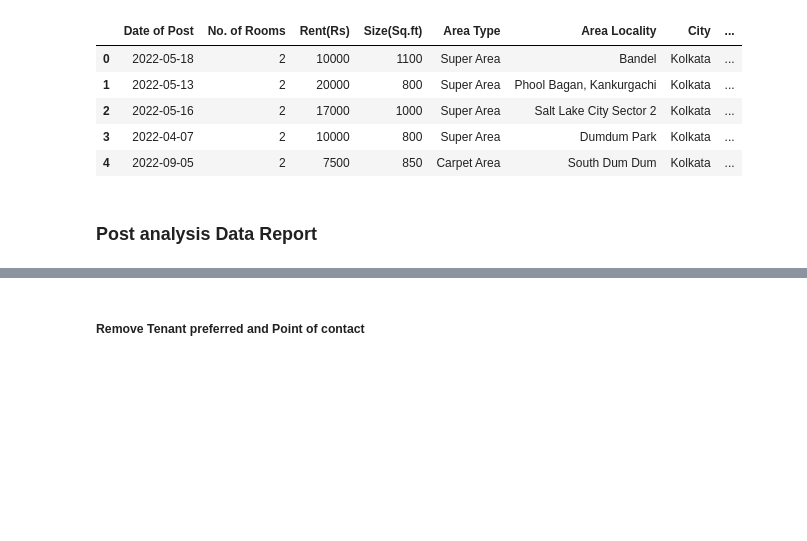
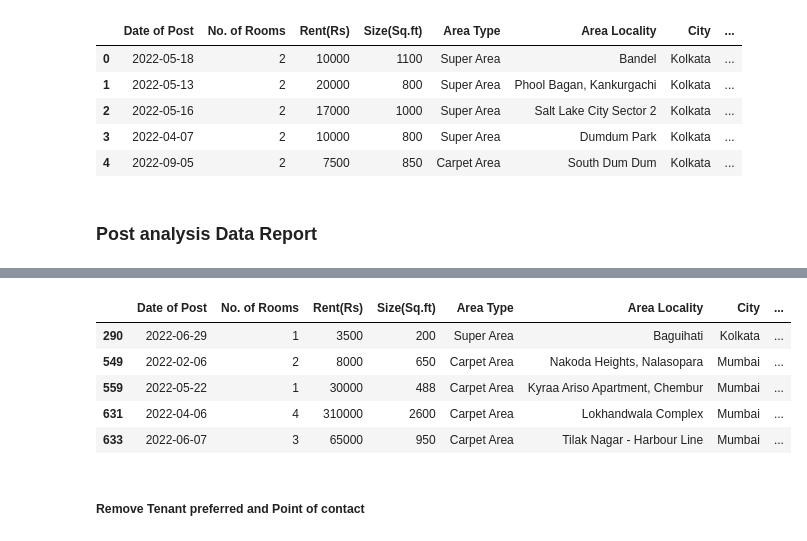
Before and after one commit to Elisha-George/Rent-Prediction__Using-Data-Science, a Jupyter notebook: IDS_Pandas_File.ipynb, the cells around one changed output, grey strips where cells are left out. Saved outputs shown, nothing was run; the diff lists cells and outputs as text; code cells hidden in the pictures; blank space fills up the shorter version.

Commit message:
rows containing U in Floor number deleted

```diff
--- a/IDS_Pandas_File.ipynb
+++ b/IDS_Pandas_File.ipynb
@@ -253,0 +293,12 @@ all_data.head()
+# %%
+temp = all_data[all_data['Floor Number'].str[0] == 'U']
+temp.head()
+
+# This columns contains some records as 'U'
+# %% [output]
+|  | Date of Post | No. of Rooms | Rent(Rs) | Size(Sq.ft) | Area Type | Area Locality | City | ... |
+| 290 | 2022-06-29 | 1 | 3500 | 200 | Super Area | Baguihati | Kolkata | ... |
+| 549 | 2022-02-06 | 2 | 8000 | 650 | Carpet Area | Nakoda Heights, Nalasopara | Mumbai | ... |
+| 559 | 2022-05-22 | 1 | 30000 | 488 | Carpet Area | Kyraa Ariso Apartment, Chembur | Mumbai | ... |
+| 631 | 2022-04-06 | 4 | 310000 | 2600 | Carpet Area | Lokhandwala Complex | Mumbai | ... |
+| 633 | 2022-06-07 | 3 | 65000 | 950 | Carpet Area | Tilak Nagar - Harbour Line | Mumbai | ... |
```
Also changed, not shown: parts of 6 cells of this notebook.
